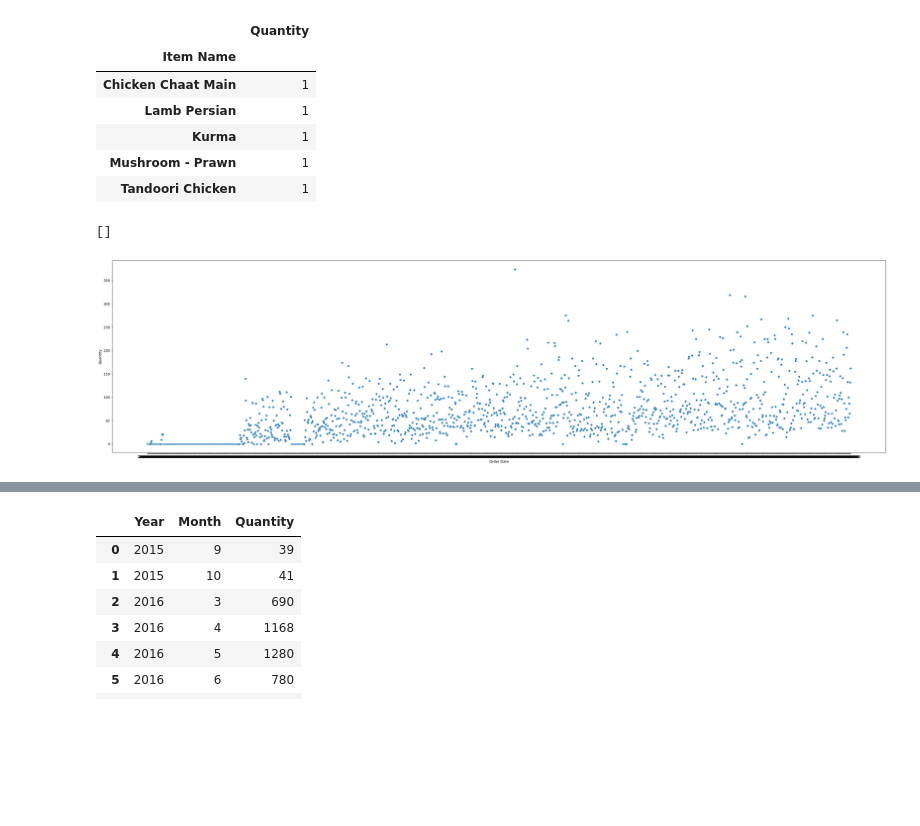
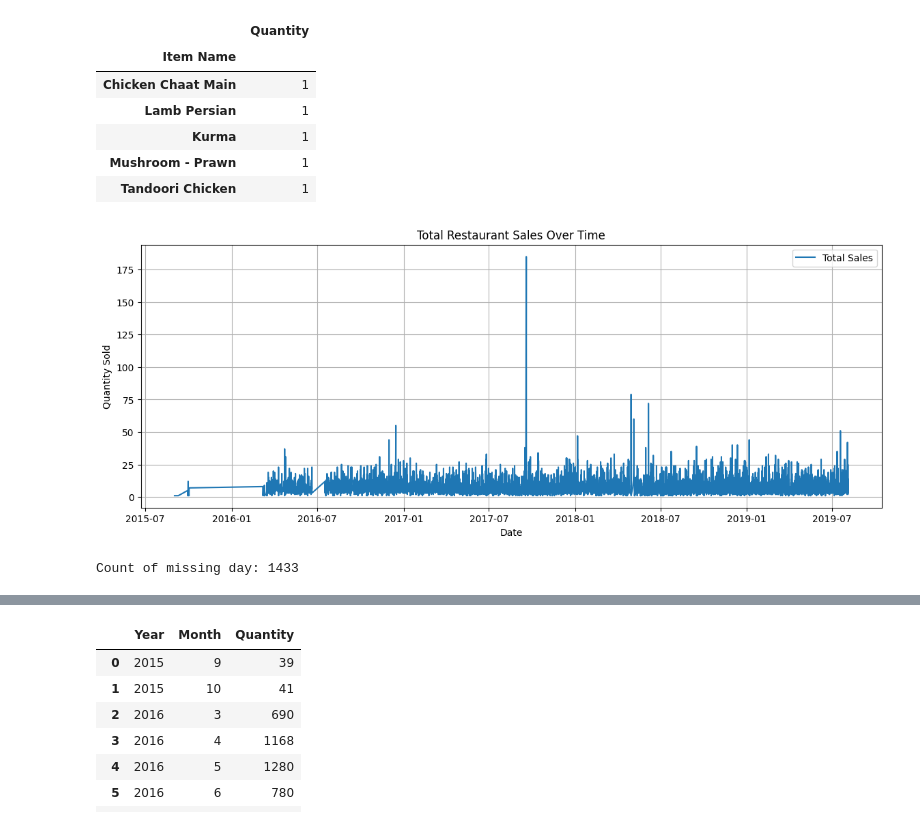
Before and after one commit to HoangUkr/Sale_Forecasting, a Jupyter notebook: Refine_Notebook.ipynb, the cells around one changed output, grey strips where cells are left out. Drawn from its saved outputs; the diff is of its cells as text; code cells hidden in the pictures; blank space fills up the shorter version.

```diff
--- a/Refine_Notebook.ipynb
+++ b/Refine_Notebook.ipynb
@@ -138,14 +146,22 @@ top_5_dish.tail(5)
 | Mushroom - Prawn | 1 |
 | Tandoori Chicken | 1 |
 # %%
-# X axis for plot
-x_axis = pd.date_range(start='2015-09-01', end='2019-08-03')
-
-# Y axis - count of order
-plt.figure(figsize=(40, 10))
-sns.scatterplot(x = orders_quantity_by_date['Order Date'], y = orders_quantity_by_date['Quantity'])
-plt.xticks(x_axis)
-plt.plot()
+# Visualize daily sale
+daily_sales = orders.groupby(by = 'Order Date')['Quantity'].sum().reset_index()
+plt.figure(figsize=(14, 5))
+plt.plot(daily_sales['Order Date'], daily_sales['Quantity'], label='Total Sales')
+plt.title("Total Restaurant Sales Over Time")
+plt.xlabel("Date")
+plt.ylabel("Quantity Sold")
+plt.grid(True)
+plt.legend()
+plt.show()
 # %% [output]
-[]
-[figure, old version]
+[figure, new version]
+# %%
+# Find missing day
+full_range = pd.date_range(start=min_date, end=max_date)
+missing = set(full_range) - set(orders['Order Date'].unique())
+print(f'Count of missing day: {len(missing)}')
+# %% [output]
+Count of missing day: 1433
```
Also changed, not shown: parts of 15 cells of this notebook.
